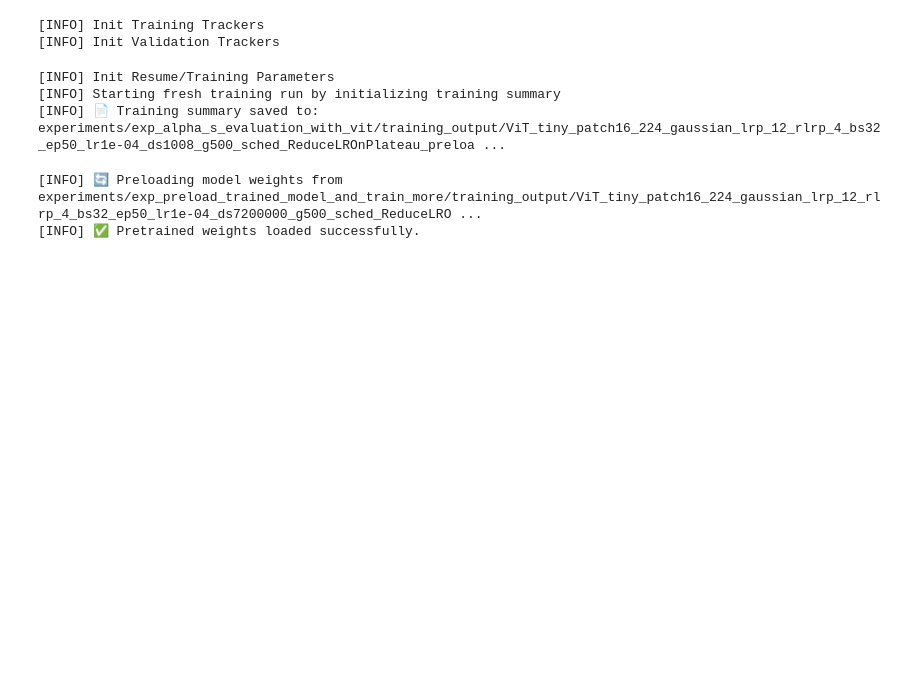
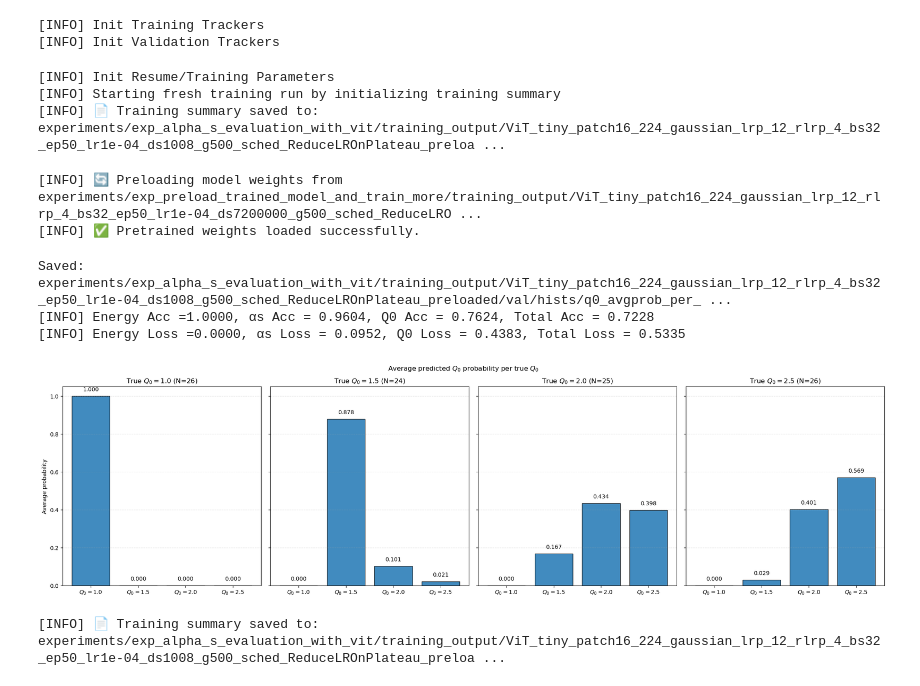
Before and after one commit to hmehryar/ml-jet-param-predictor, a Jupyter notebook: evaluation.ipynb, the cells around one changed output. Drawn from its saved outputs; the diff is of its cells as text; code cells hidden in the pictures; blank space fills up the shorter version.

```diff
--- a/evaluation.ipynb
+++ b/evaluation.ipynb
@@ -188,3 +189,29 @@ model, preloaded = load_pretrained_model(model, device, cfg)
 # %% [output]
 [INFO] 🔄 Preloading model weights from experiments/exp_preload_trained_model_and_train_more/training_output/ViT_tiny_patch16_224_gaussian_lrp_12_rlrp_4_bs32_ep50_lr1e-04_ds7200000_g500_sched_ReduceLRO ...
 [INFO] ✅ Pretrained weights loaded successfully.
+# %%
+from train_utils.evaluate import evaluate
+metrics = evaluate(
+    val_loader, model, criterion, device,
+    make_q0_avgprob_fig=True,
+    q0_avgprob_fig_path=os.path.join(cfg.output_dir, "val/hists/q0_avgprob_per_true_bin"),
+    q0_class_names=("1.0","1.5","2.0","2.5")
+)
+print("Saved:", metrics.get("q0_avgprob_hist_path"))
+print(f"[INFO] Energy Acc ={metrics['energy']['accuracy']:.4f}, αs Acc = {metrics['alpha']['accuracy']:.4f}, Q0 Acc = {metrics['q0']['accuracy']:.4f}, Total Acc = {metrics['accuracy']:.4f}")
+print(f"[INFO] Energy Loss ={metrics['loss_energy']:.4f}, αs Loss = {metrics['loss_alpha']:.4f}, Q0 Loss = {metrics['loss_q0']:.4f}, Total Loss = {metrics['loss']:.4f}")
+# %% [output]
+Saved: experiments/exp_alpha_s_evaluation_with_vit/training_output/ViT_tiny_patch16_224_gaussian_lrp_12_rlrp_4_bs32_ep50_lr1e-04_ds1008_g500_sched_ReduceLROnPlateau_preloaded/val/hists/q0_avgprob_per_ ...
+[INFO] Energy Acc =1.0000, αs Acc = 0.9604, Q0 Acc = 0.7624, Total Acc = 0.7228
+[INFO] Energy Loss =0.0000, αs Loss = 0.0952, Q0 Loss = 0.4383, Total Loss = 0.5335
+[figure, added]
+# %%
+finalize_training_summary(
+    summary=training_summary,
+    best_epoch="NA",
+    best_acc="NA",
+    best_metrics=metrics,
+    output_dir=os.path.join(cfg.output_dir, "val")
+)
+# %% [output]
+[INFO] 📄 Training summary saved to: experiments/exp_alpha_s_evaluation_with_vit/training_output/ViT_tiny_patch16_224_gaussian_lrp_12_rlrp_4_bs32_ep50_lr1e-04_ds1008_g500_sched_ReduceLROnPlateau_preloa ...
```
Also changed, not shown: parts of 10 cells of this notebook, 4 other files.
